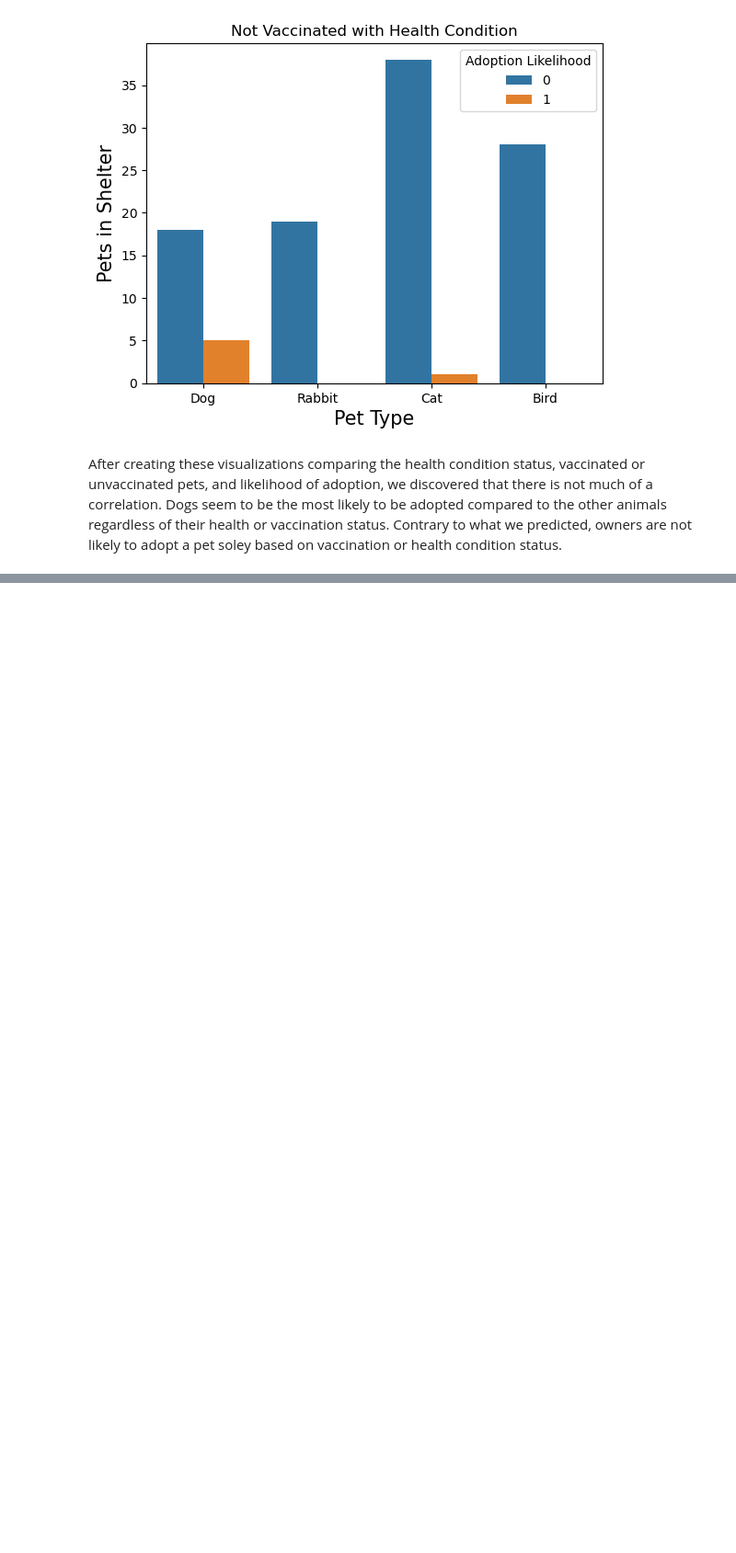
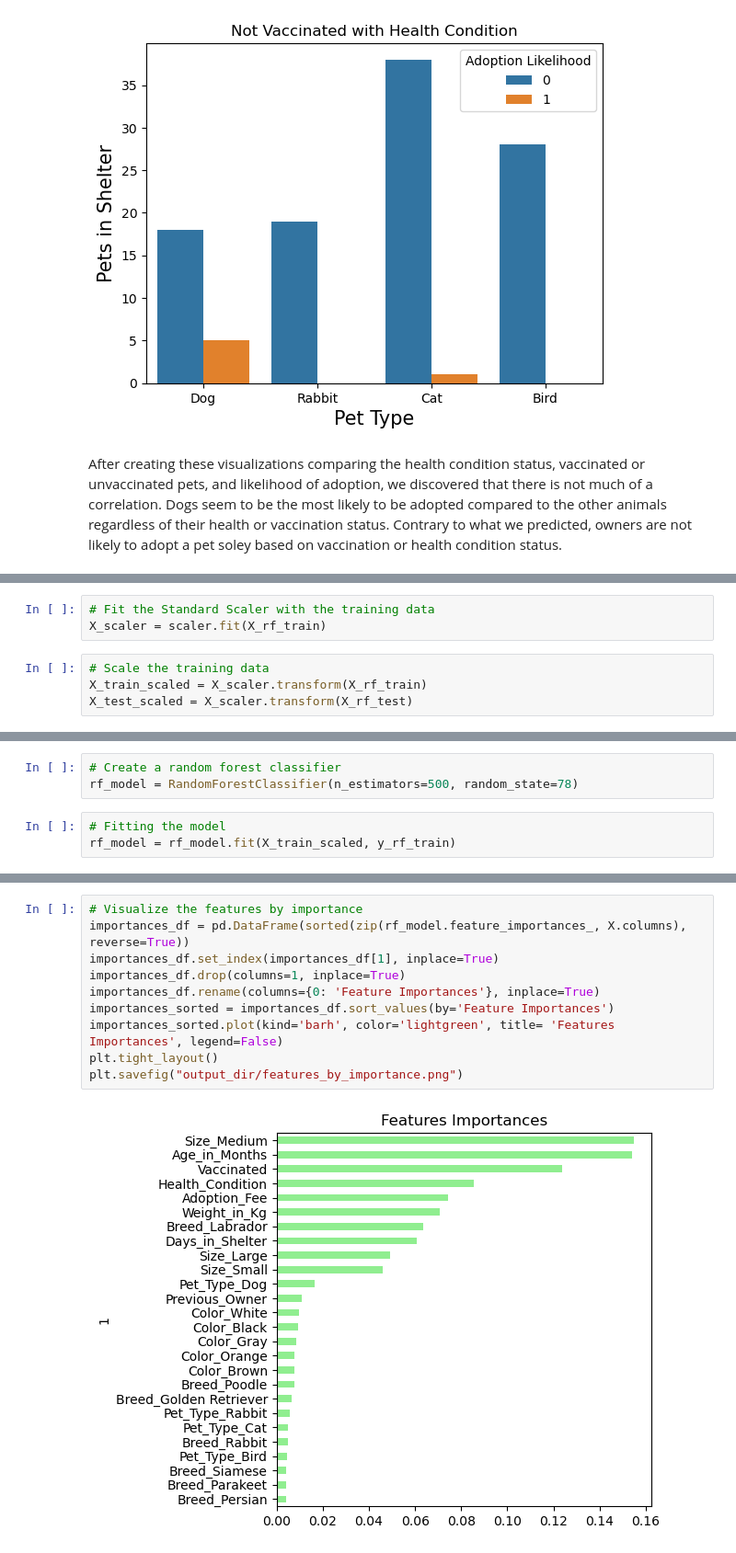
Before and after one commit to alexis4441/Project4Group2, a Jupyter notebook: Project4Group2Clean.ipynb, the cells around one changed output, grey strips where cells are left out. Shown: that part at 92% size. Cells and saved outputs as stored; diff of their text form; blank space fills up the shorter version.

```diff
--- a/Project4Group2Clean.ipynb
+++ b/Project4Group2Clean.ipynb
@@ -314,0 +590,7 @@ After creating these visualizations comparing the health condition status, vacci
+# %%
+# Fit the Standard Scaler with the training data
+X_scaler = scaler.fit(X_rf_train)
+# %%
+# Scale the training data
+X_train_scaled = X_scaler.transform(X_rf_train)
+X_test_scaled = X_scaler.transform(X_rf_test)
@@ -314,0 +599,6 @@ After creating these visualizations comparing the health condition status, vacci
+# %%
+# Create a random forest classifier
+rf_model = RandomForestClassifier(n_estimators=500, random_state=78)
+# %%
+# Fitting the model
+rf_model = rf_model.fit(X_train_scaled, y_rf_train)
@@ -314,0 +669,12 @@ After creating these visualizations comparing the health condition status, vacci
+# %%
+# Visualize the features by importance
+importances_df = pd.DataFrame(sorted(zip(rf_model.feature_importances_, X.columns), reverse=True))
+importances_df.set_index(importances_df[1], inplace=True)
+importances_df.drop(columns=1, inplace=True)
+importances_df.rename(columns={0: 'Feature Importances'}, inplace=True)
+importances_sorted = importances_df.sort_values(by='Feature Importances')
+importances_sorted.plot(kind='barh', color='lightgreen', title= 'Features Importances', legend=False)
+plt.tight_layout()
+plt.savefig("output_dir/features_by_importance.png")
+# %% [output]
+[figure, added]
```
Also changed, not shown: parts of 55 cells of this notebook.
